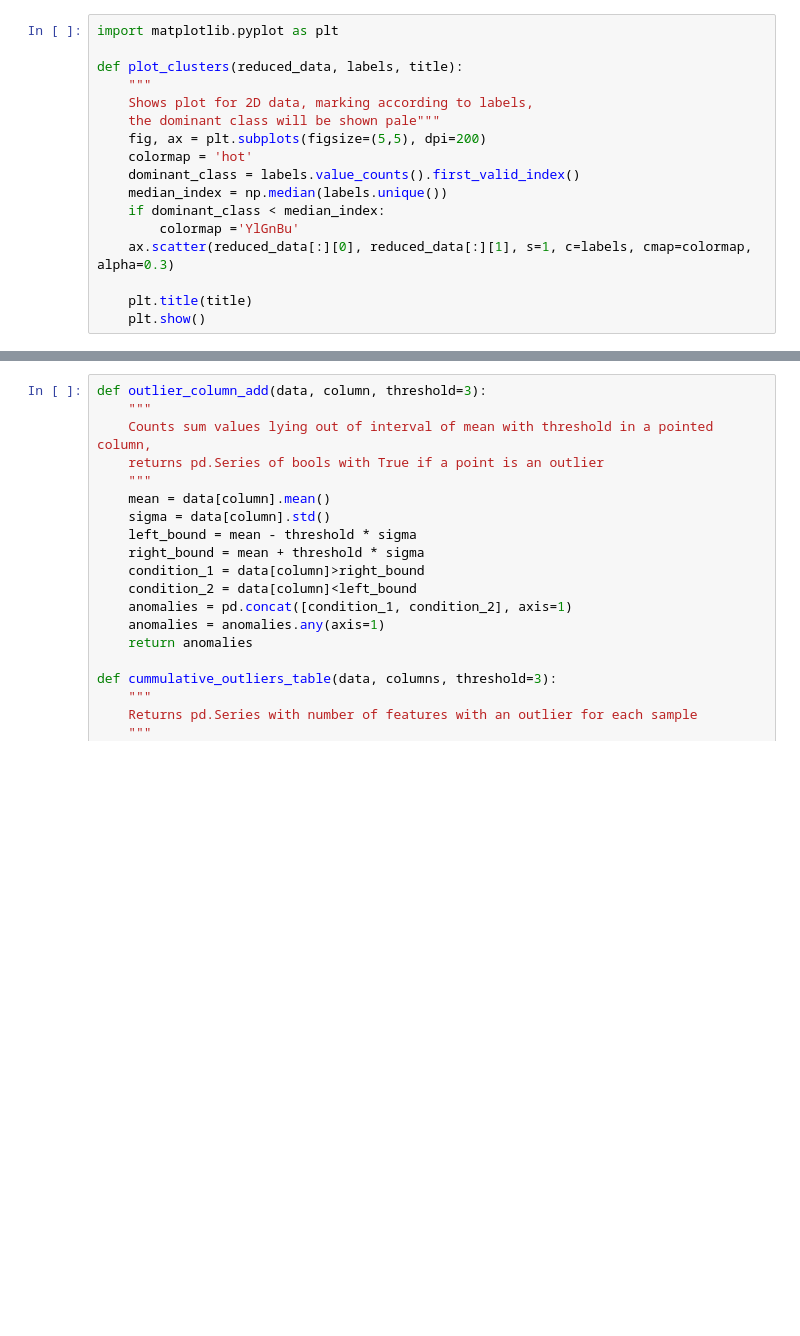
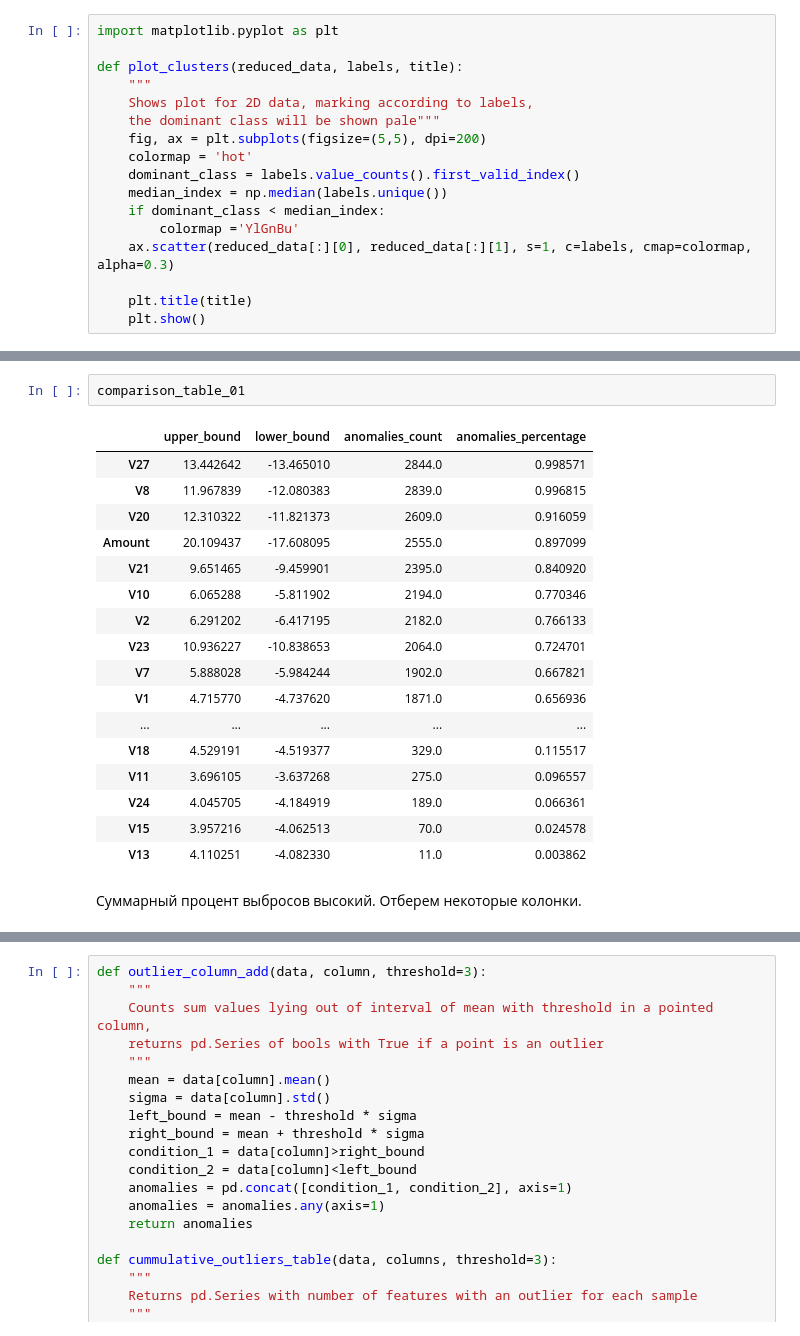
Before and after one commit to Na-ta-ly/otus-ml, a Jupyter notebook: Prof/hw_3/HW_03.ipynb, the cells around one changed output, grey strips where cells are left out. Cells and saved outputs as stored; diff of their text form; blank space fills up the shorter version.

```diff
--- a/Prof/hw_3/HW_03.ipynb
+++ b/Prof/hw_3/HW_03.ipynb
@@ -185,0 +238,22 @@ plot_clusters(reduced_data, compressed_data['Class'], 'Признак Class')
+# %%
+comparison_table_01
+# %% [output]
+|  | upper_bound | lower_bound | anomalies_count | anomalies_percentage |
+| V27 | 13.442642 | -13.465010 | 2844.0 | 0.998571 |
+| V8 | 11.967839 | -12.080383 | 2839.0 | 0.996815 |
+| V20 | 12.310322 | -11.821373 | 2609.0 | 0.916059 |
+| Amount | 20.109437 | -17.608095 | 2555.0 | 0.897099 |
+| V21 | 9.651465 | -9.459901 | 2395.0 | 0.840920 |
+| V10 | 6.065288 | -5.811902 | 2194.0 | 0.770346 |
+| V2 | 6.291202 | -6.417195 | 2182.0 | 0.766133 |
+| V23 | 10.936227 | -10.838653 | 2064.0 | 0.724701 |
+| V7 | 5.888028 | -5.984244 | 1902.0 | 0.667821 |
+| V1 | 4.715770 | -4.737620 | 1871.0 | 0.656936 |
+| ... | ... | ... | ... | ... |
+| V18 | 4.529191 | -4.519377 | 329.0 | 0.115517 |
+| V11 | 3.696105 | -3.637268 | 275.0 | 0.096557 |
+| V24 | 4.045705 | -4.184919 | 189.0 | 0.066361 |
+| V15 | 3.957216 | -4.062513 | 70.0 | 0.024578 |
+| V13 | 4.110251 | -4.082330 | 11.0 | 0.003862 |
+# %% [markdown]
+Суммарный процент выбросов высокий. Отберем некоторые колонки.
```
Also changed, not shown: parts of 48 cells of this notebook.
